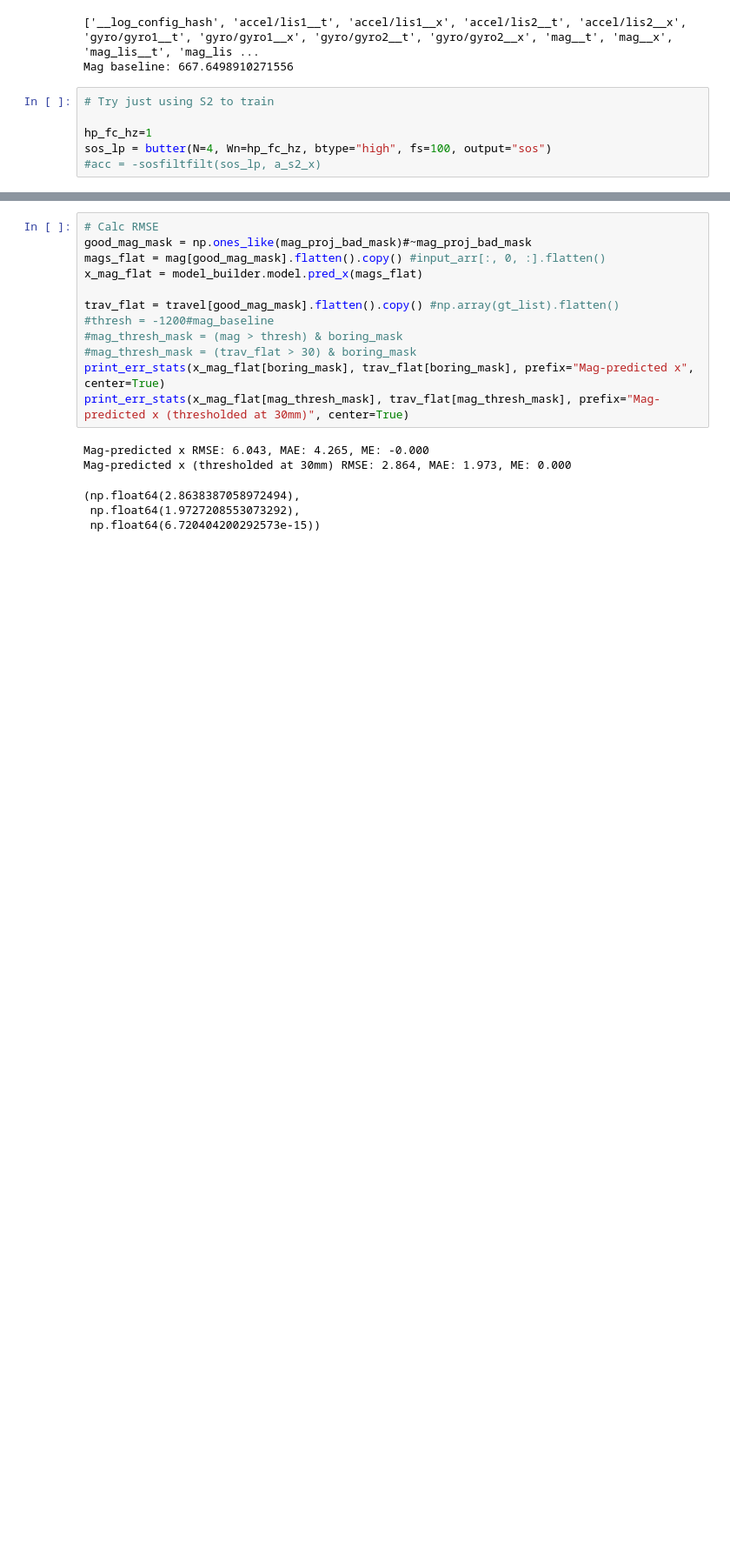
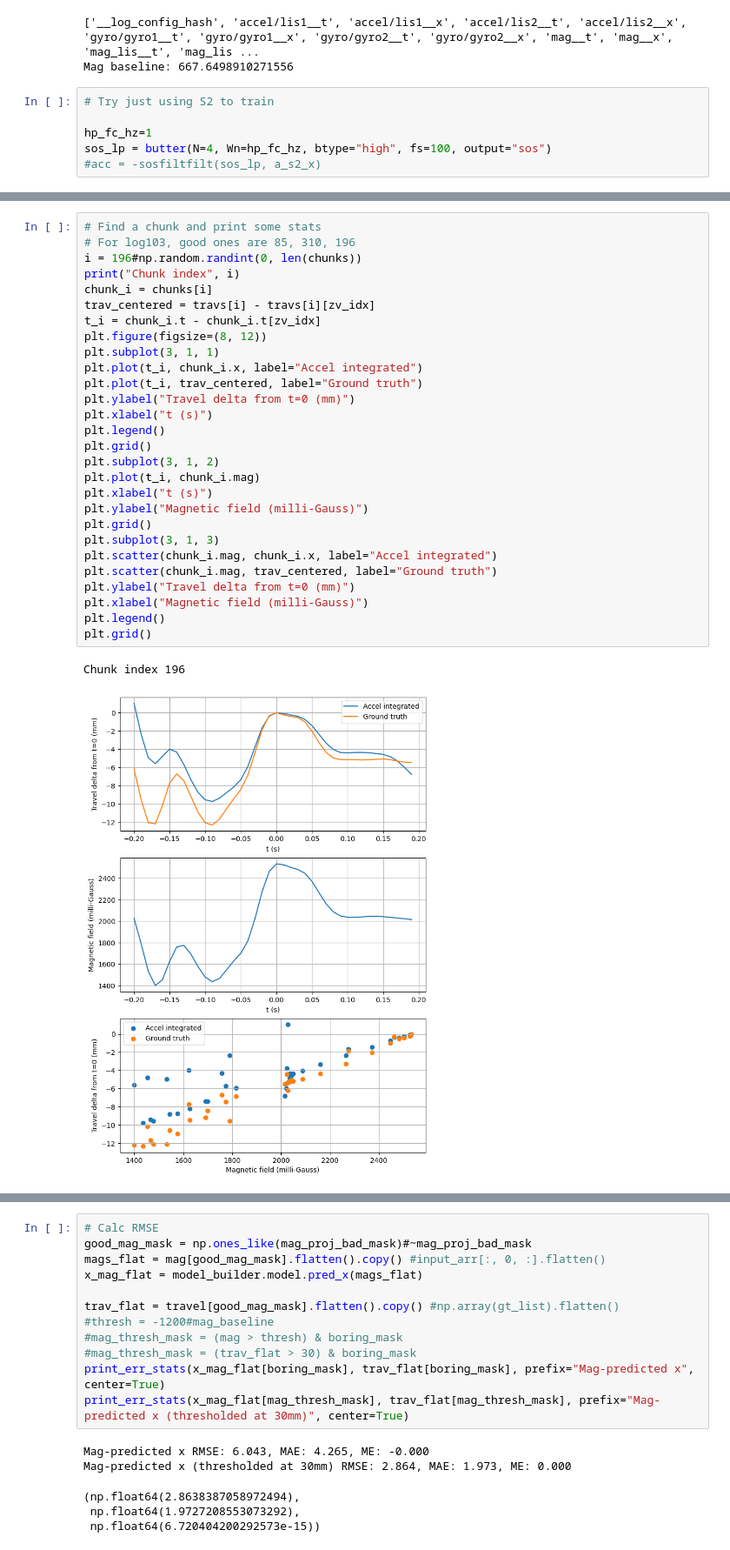
Before and after one commit to colinpate/sus, a Jupyter notebook: notebooks/mag_to_travel.ipynb, the cells around one changed output, grey strips where cells are left out. Shown at 87% size. Drawn from its saved outputs; the diff is of its cells as text; blank space fills up the shorter version.

```diff
--- a/notebooks/mag_to_travel.ipynb
+++ b/notebooks/mag_to_travel.ipynb
@@ -186,0 +112,31 @@ Mean error at X 90.2: 49.165
+# %%
+# Find a chunk and print some stats
+# For log103, good ones are 85, 310, 196
+i = 196#np.random.randint(0, len(chunks))
+print("Chunk index", i)
+chunk_i = chunks[i]
+trav_centered = travs[i] - travs[i][zv_idx]
+t_i = chunk_i.t - chunk_i.t[zv_idx]
+plt.figure(figsize=(8, 12))
+plt.subplot(3, 1, 1)
+plt.plot(t_i, chunk_i.x, label="Accel integrated")
+plt.plot(t_i, trav_centered, label="Ground truth")
+plt.ylabel("Travel delta from t=0 (mm)")
+plt.xlabel("t (s)")
+plt.legend()
+plt.grid()
+plt.subplot(3, 1, 2)
+plt.plot(t_i, chunk_i.mag)
+plt.xlabel("t (s)")
+plt.ylabel("Magnetic field (milli-Gauss)")
+plt.grid()
+plt.subplot(3, 1, 3)
+plt.scatter(chunk_i.mag, chunk_i.x, label="Accel integrated")
+plt.scatter(chunk_i.mag, trav_centered, label="Ground truth")
+plt.ylabel("Travel delta from t=0 (mm)")
+plt.xlabel("Magnetic field (milli-Gauss)")
+plt.legend()
+plt.grid()
+# %% [output]
+Chunk index 196
+[figure, added]
```
Also changed, not shown: parts of 11 cells of this notebook, 1 other file.
